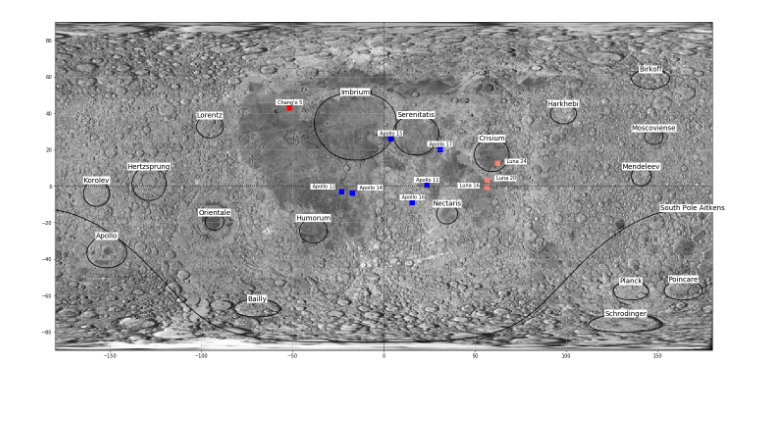
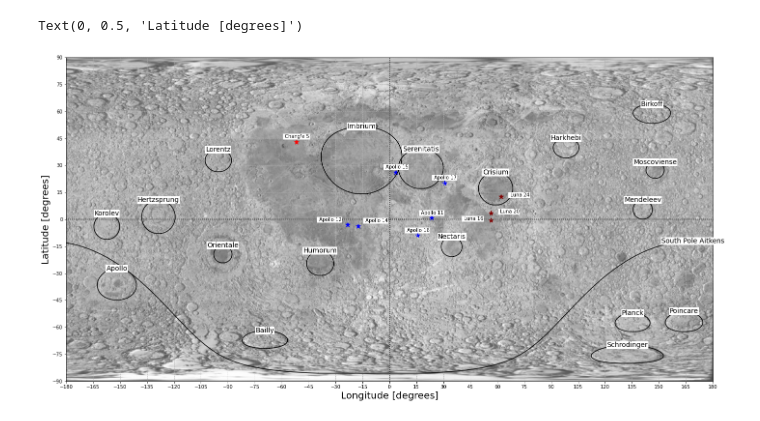
Before and after one commit to SorenHelhoski/Combined-Distributions, a Jupyter notebook: 1_Basin_Map.ipynb, the cells around one changed output. Drawn from its saved outputs; the diff is of its cells as text; code cells hidden in the pictures; blank space fills up the shorter version.

```diff
--- a/1_Basin_Map.ipynb
+++ b/1_Basin_Map.ipynb
@@ -113,7 +139,7 @@ fig = plt.figure(figsize=(24,24),facecolor='white')
 ax = fig.add_subplot(111,aspect='equal')
 
 img = plt.imread("Mercator.png")
-ax.imshow(img, extent=[-180, 180, -90, 90])#, alpha=.5)
+ax.imshow(img, extent=[-180, 180, -90, 90], alpha=.75)
 
 ax.plot([0,0], [-180,180], ls=':', color='black')
 ax.plot([-180,180], [0,0], ls=':', color='black')
@@ -125,18 +151,18 @@ for each in A_sites.keys():
     if each == 12:
         fix = -10
     ax.text(A_sites[each][1]+fix,A_sites[each][0]+2,' Apollo '+str(each),fontsize=10, ha='center', bbox={'facecolor':'white','alpha':1,'edgecolor':'none','pad':1})
-    ax.scatter(A_sites[each][1],A_sites[each][0],marker='s',s=100,c='blue')
+    ax.scatter(A_sites[each][1],A_sites[each][0],marker='*',s=100,c='blue')
 
 for each in L_sites.keys():
     fix = 10
     if each == 16:
         fix *= -1
     ax.text(L_sites[each][1]+fix,L_sites[each][0],' Luna '+str(each),fontsize=10, ha='center', bbox={'facecolor':'white','alpha':1,'edgecolor':'none','pad':1})
-    ax.scatter(L_sites[each][1],L_sites[each][0],marker='s',s=100,c='salmon')
+    ax.scatter(L_sites[each][1],L_sites[each][0],marker='*',s=100,c='maroon')
 
 for each in C_sites.keys():
     ax.text(C_sites[each][1],C_sites[each][0]+2," Chang'e "+str(each),fontsize=10, ha='center', bbox={'facecolor':'white','alpha':1,'edgecolor':'none','pad':1})
-    ax.scatter(C_sites[each][1],C_sites[each][0],marker='s',s=100,c='red')
+    ax.scatter(C_sites[each][1],C_sites[each][0],marker='*',s=100,c='red')
 
 def transform(x,lam_min,lam_max):
     k   = 5
@@ -152,31 +178,38 @@ for each in basins:
     phi1 = np.radians(each[3])
 
     lam_max = lam1 + R_basin/R_planet
     if lam_max > np.pi/2:
         lam_max = np.pi - lam_max
 
     lam_min = lam1 - R_basin/R_planet
     if lam_min < -np.pi/2:
         lam_min = -np.pi - lam_min
 
     latitudes = transform(np.linspace(-1,1,1000),lam_min,lam_max)
 
     ax.text(np.degrees(phi1),np.degrees(lam_max),name,fontsize=14, bbox={'facecolor':'white','alpha':1,'edgecolor':'none','pad':1},ha='center', va='center')
 
     x_prime = [] ; y_prime = []
     for lam2 in latitudes:
         lat  = lam2
         D_long = solve(R_basin,lam1,lam2)
         x_prime.append(D_long)
         y_prime.append(lat)
 
     xs,ys = process(x_prime,y_prime,phi1)
 
     ax.plot(xs,ys,c='black')
 
 
 ax.grid(True, ls='--', zorder=-15);
 ax.set_xlim(-180,180);
 ax.set_ylim(-90,90);
+
+ax.set_yticks([-90,-75,-60,-45,-30,-15,0,15,30,45,60,75,90])
+ax.set_xticks([-180,-165,-150,-135,-120,-105,-90,-75,-60,-45,-30,-15,0,15,30,45,60,75,90,105,120,135,150,165,180])
+
+ax.set_xlabel("Longitude [degrees]",fontsize=20)
+ax.set_ylabel("Latitude [degrees]" ,fontsize=20)
 # %% [output]
+Text(0, 0.5, 'Latitude [degrees]')
-[figure, old version]
+[figure, new version]
```
Also changed, not shown: parts of 1 cell of this notebook, 2 other files.
